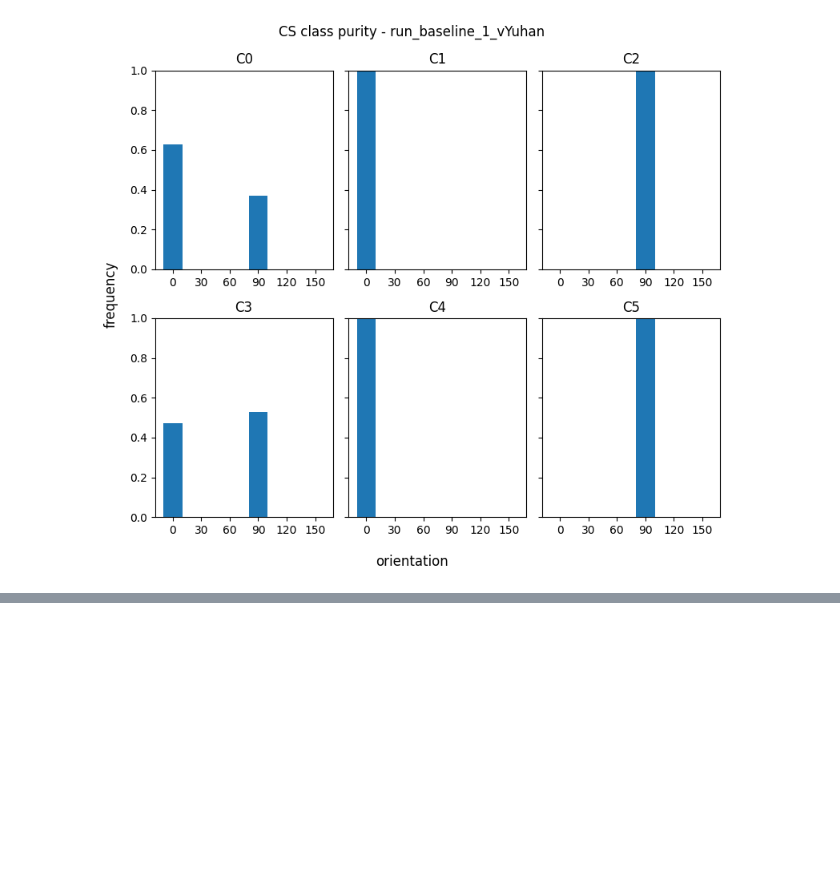
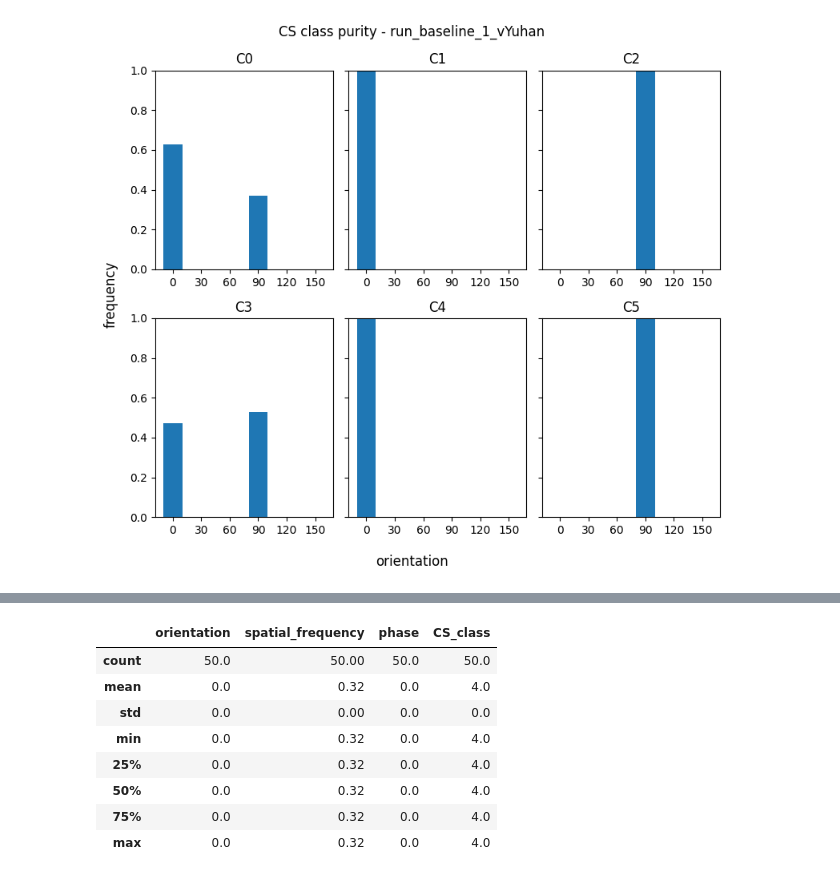
Before and after one commit to PhilSchoeb/ift-6168-project, a Jupyter notebook: analysis.ipynb, the cells around one changed output, grey strips where cells are left out. Drawn from its saved outputs; the diff is of its cells as text; code cells hidden in the pictures; blank space fills up the shorter version.

```diff
--- a/analysis.ipynb
+++ b/analysis.ipynb
@@ -47,0 +61,13 @@ plt.show()
+# %%
+# Cluster C4
+df[df.CS_class==4].describe()
+# %% [output]
+|  | orientation | spatial_frequency | phase | CS_class |
+| count | 50.0 | 50.00 | 50.0 | 50.0 |
+| mean | 0.0 | 0.32 | 0.0 | 4.0 |
+| std | 0.0 | 0.00 | 0.0 | 0.0 |
+| min | 0.0 | 0.32 | 0.0 | 4.0 |
+| 25% | 0.0 | 0.32 | 0.0 | 4.0 |
+| 50% | 0.0 | 0.32 | 0.0 | 4.0 |
+| 75% | 0.0 | 0.32 | 0.0 | 4.0 |
+| max | 0.0 | 0.32 | 0.0 | 4.0 |
```
Also changed, not shown: parts of 1 cell of this notebook.
